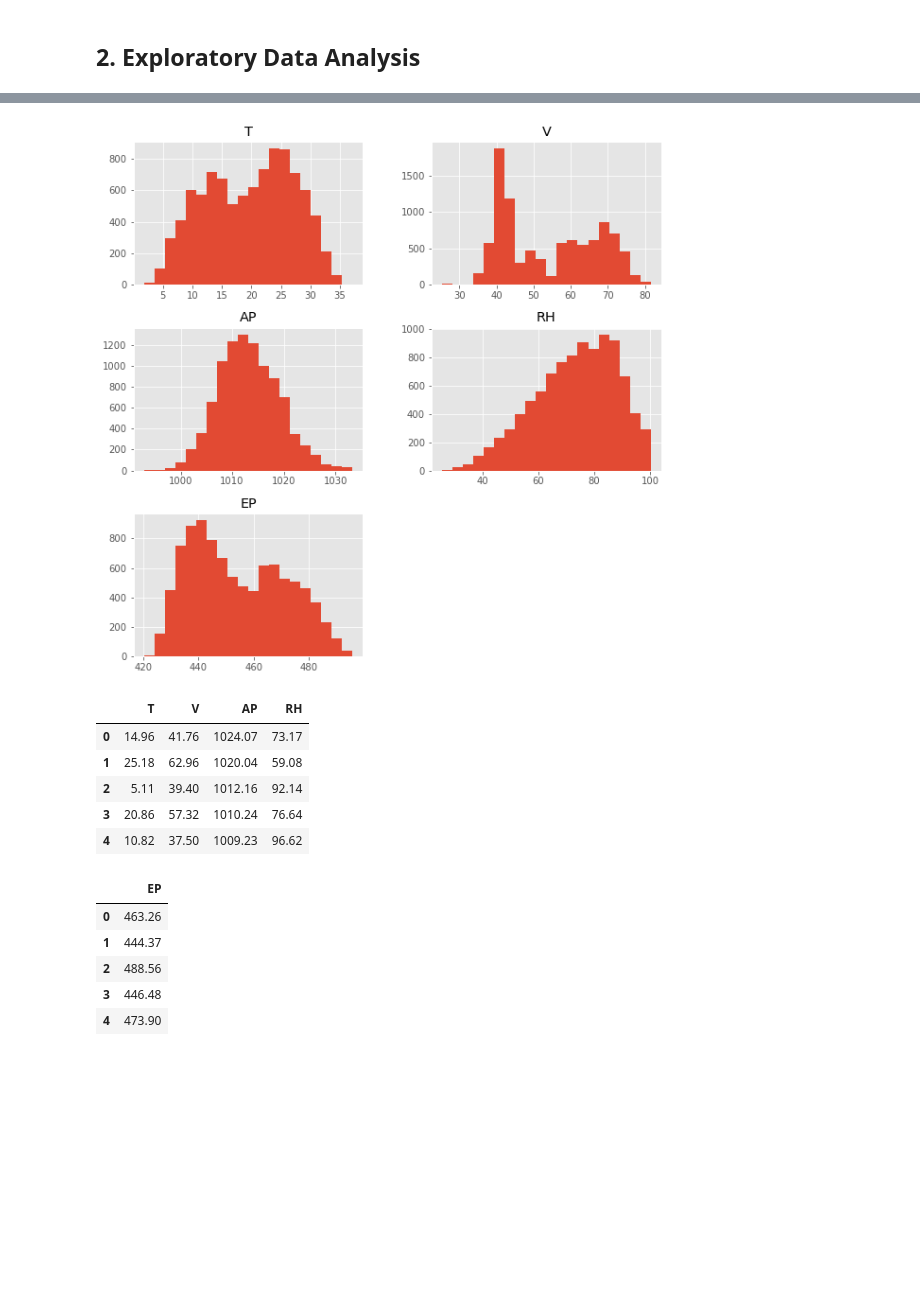
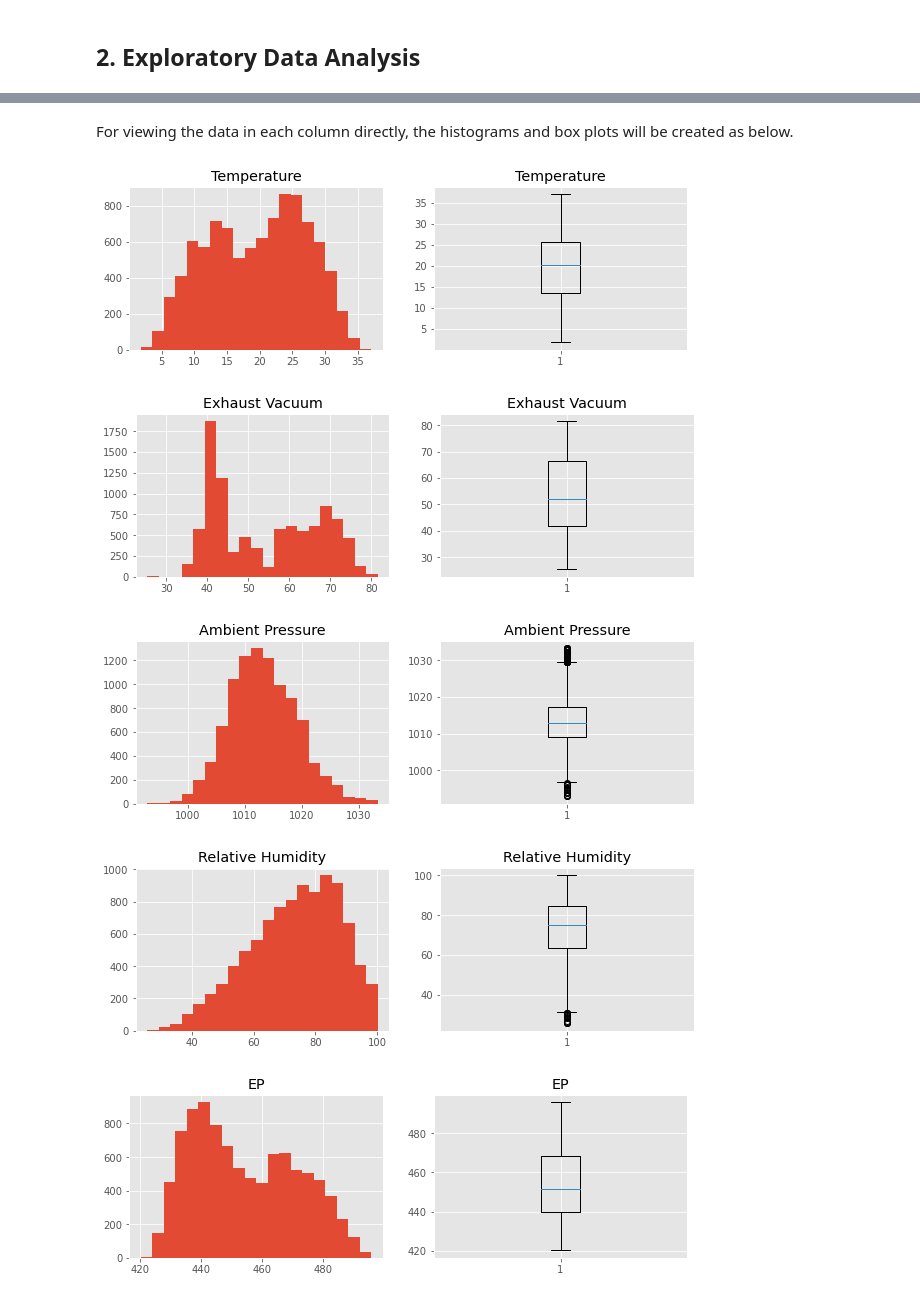
Before and after one commit to MaggieHateProgramming/DAV-6150, a Jupyter notebook: K_Chen_M2_assn.ipynb, the cells around one changed output, grey strips where cells are left out. Cells and saved outputs as stored; diff of their text form; code cells hidden in the pictures; blank space fills up the shorter version.

```diff
--- a/K_Chen_M2_assn.ipynb
+++ b/K_Chen_M2_assn.ipynb
@@ -49,10 +72,3 @@ df.describe()
 | 50% | 20.345000 | 52.080000 | 1012.940000 | 74.975000 | 451.550000 |
 | 75% | 25.720000 | 66.540000 | 1017.260000 | 84.830000 | 468.430000 |
 | max | 37.110000 | 81.560000 | 1033.300000 | 100.160000 | 495.760000 |
-# %%
-import matplotlib.pyplot as plt
-plt.style.use('ggplot')
-df.hist(bins=20, figsize=(10,10))
-plt.show()
-# %% [output]
-[figure, removed]
@@ -65,20 +74,0 @@ from sklearn.model_selection import cross_val_score
-# %%
-X=df.iloc[:,[0,1,2,3]]
-X.head()
-# %% [output]
-|  | T | V | AP | RH |
-| 0 | 14.96 | 41.76 | 1024.07 | 73.17 |
-| 1 | 25.18 | 62.96 | 1020.04 | 59.08 |
-| 2 | 5.11 | 39.40 | 1012.16 | 92.14 |
-| 3 | 20.86 | 57.32 | 1010.24 | 76.64 |
-| 4 | 10.82 | 37.50 | 1009.23 | 96.62 |
-# %%
-y=df[['EP']]
-y.head()
-# %% [output]
-|  | EP |
-| 0 | 463.26 |
-| 1 | 444.37 |
-| 2 | 488.56 |
-| 3 | 446.48 |
-| 4 | 473.90 |
@@ -90,0 +75,22 @@ y.head()
+# %% [markdown]
+For viewing the data in each column directly, the histograms and box plots will be created as below.
+# %%
+# import pyplot for graph creating
+import matplotlib.pyplot as plt
+plt.style.use('ggplot')
+
+# for each column, create a histogram and boxplot side by side
+for i in range(0,5):
+    figure, axis = plt.subplots(1, 2,figsize=(10,3))
+    a=df.iloc[:,i]
+    axis[0].hist(a, bins=20)
+    axis[0].set_title(df.columns[i])
+    axis[1].boxplot(a)
+    axis[1].set_title(df.columns[i])
+    plt.show()
+# %% [output]
+[figure, added]
+[figure, added]
+[figure, added]
+[figure, added]
+[figure, added]
```
Also changed, not shown: parts of 32 cells of this notebook.
